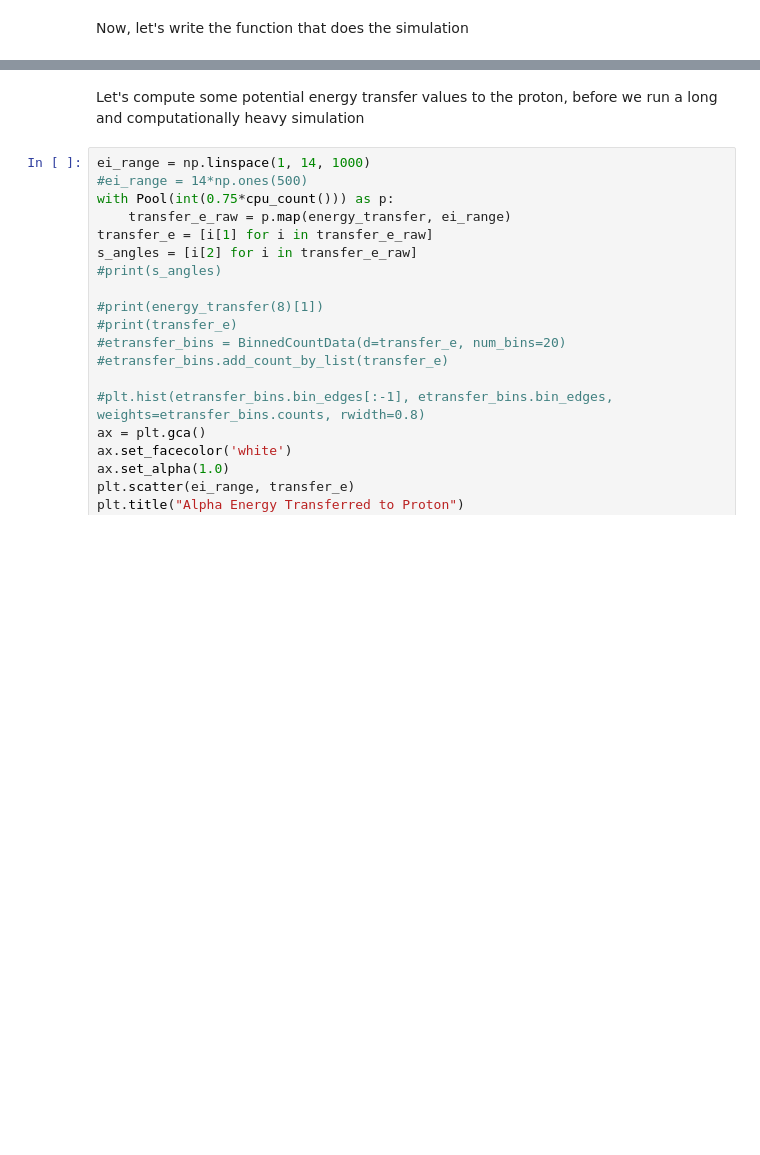
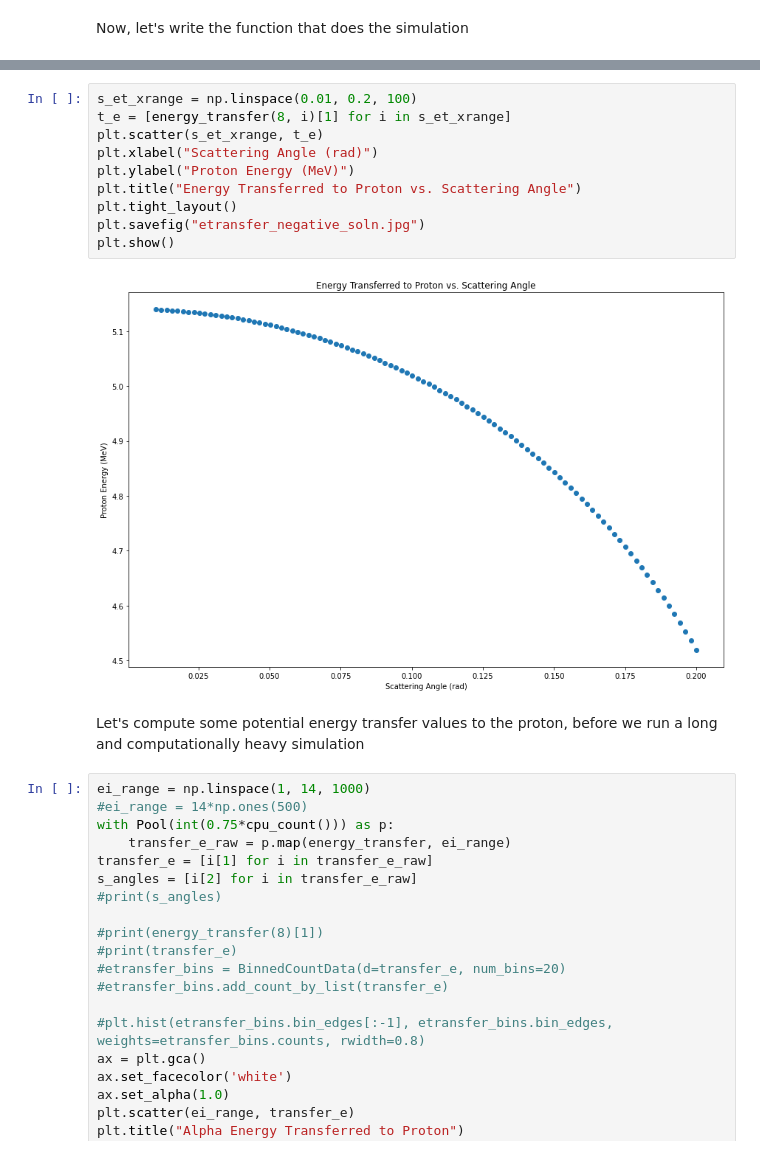
Before and after one commit to ddrobner/scatteringsim, a Jupyter notebook: scatteringsim.ipynb, the cells around one changed output, grey strips where cells are left out. Drawn from its saved outputs; the diff is of its cells as text; blank space fills up the shorter version.

```diff
--- a/scatteringsim.ipynb
+++ b/scatteringsim.ipynb
@@ -393,4 +437,16 @@ def quenched_spectrum(sim_data: tuple[list, list], proton_factor: float, alpha_f
     return q_spec
+# %%
+s_et_xrange = np.linspace(0.01, 0.2, 100)
+t_e = [energy_transfer(8, i)[1] for i in s_et_xrange]
+plt.scatter(s_et_xrange, t_e)
+plt.xlabel("Scattering Angle (rad)")
+plt.ylabel("Proton Energy (MeV)")
+plt.title("Energy Transferred to Proton vs. Scattering Angle")
+plt.tight_layout()
+plt.savefig("etransfer_negative_soln.jpg")
+plt.show()
+# %% [output]
+[figure, added]
 # %% [markdown]
 Let's compute some potential energy transfer values to the proton, before we run
 a long and computationally heavy simulation
```
Also changed, not shown: parts of 16 cells of this notebook, 1 other file.
